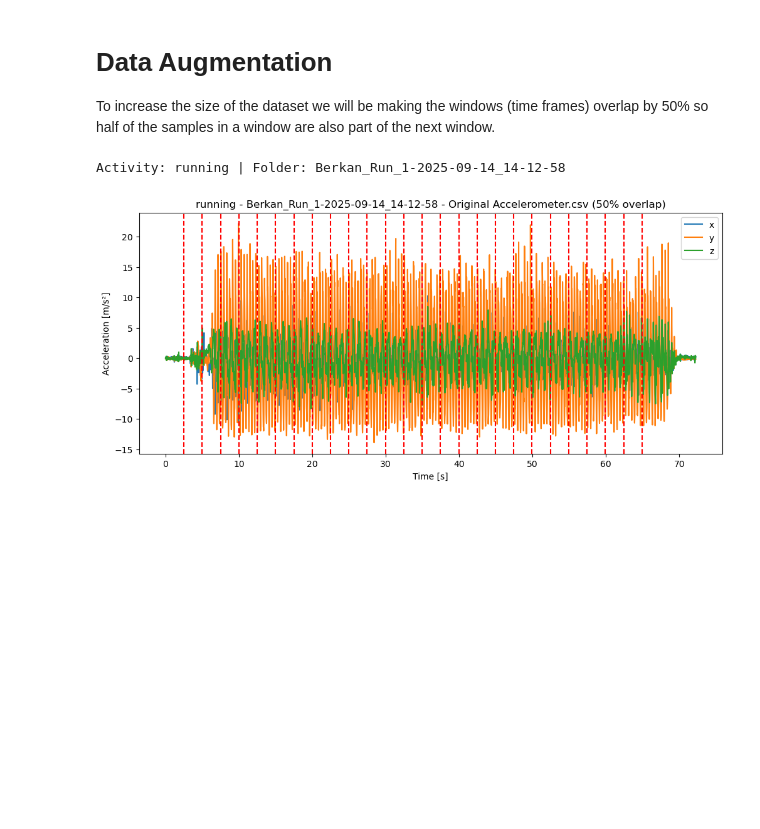
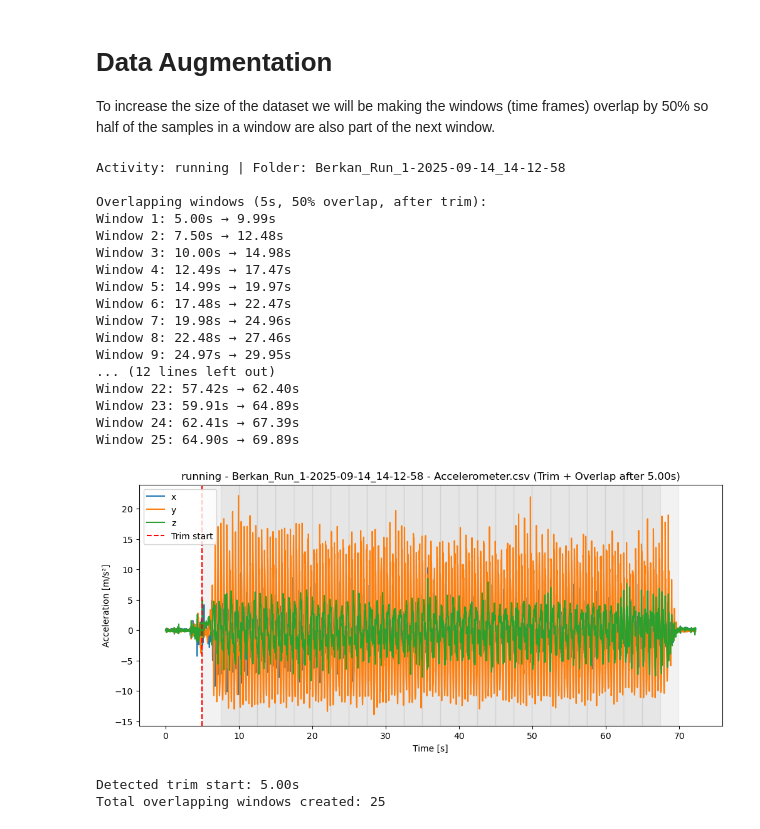
Before and after one commit to ozde12/Data-Analytics-and-Learning-Methods, a Jupyter notebook: notebooks/exploration.ipynb, the cells around one changed output. Cells and saved outputs as stored; diff of their text form; code cells hidden in the pictures; blank space fills up the shorter version.

Commit message:
Data trim method complete for running but needs to be checked with the rest of the data in this class

```diff
--- a/notebooks/exploration.ipynb
+++ b/notebooks/exploration.ipynb
@@ -203,10 +301,6 @@ To increase the size of the dataset we will be making the windows (time frames)
 import matplotlib.pyplot as plt
 import random
 import numpy as np
-
-def get_y_axis_limits(df):
-    return df["y"].min(), df["y"].max()
-
 
 # Access the Accelerometer.csv data of the running activity
 for activity, folders in all_data.items():
@@ -229,40 +323,90 @@ for activity, folders in all_data.items():
 
         cutoff_times = []
         prev_y_min, prev_y_max = None, None
+        consecutive_hits = 0
+        required_hits = 2  # need 2 consecutive windows to confirm change
 
-        # Slide through the signal with 50% overlap
+        # Detect trim points
         for start in range(0, len(y_values) - step + 1, stride):
             end = start + step
             window_y = y_values[start:end]
 
             if len(window_y) == 0:
                 continue
 
             curr_y_min, curr_y_max = window_y.min(), window_y.max()
 
+            # We require the condition to hold for 2 consecutive windows (required_hits = 2)
+            # This filters out small random spikes at the start.
             if prev_y_min is not None and prev_y_max is not None:
-                # Check sudden jump relative to previous window
                 if (curr_y_max > 2 * prev_y_max) or (curr_y_min < 0.5 * prev_y_min):
-                    cutoff_times.append(time[start])  # mark cutoff at window start
+                    consecutive_hits += 1
+                    if consecutive_hits >= required_hits:
+                        cutoff_times.append(time[start])
+                        break   # stop at the first trim start
+                else:
+                    consecutive_hits = 0
 
             prev_y_min, prev_y_max = curr_y_min, curr_y_max
 
+        # First trim time
+        if cutoff_times:
+            trim_start = cutoff_times[0]
+        else:
+            trim_start = time[0]
+
+        # Slice into overlapping windows starting from trim_start
+        overlapping_windows = []
+        print("\nOverlapping windows (5s, 50% overlap, after trim):")
+        start_idx = np.searchsorted(time, trim_start)  # index of trim_start
+        for i, start in enumerate(range(start_idx, len(y_values) - step + 1, stride)):
+            end = start + step
+            window_df = df.iloc[start:end]
+            overlapping_windows.append(window_df)
+
+            start_time, end_time = time[start], time[end-1]
+            print(f"Window {i+1}: {start_time:.2f}s → {end_time:.2f}s")
 
         plt.figure(figsize=(12,5))
         plt.plot(time, df["x"], label="x")
         plt.plot(time, df["y"], label="y")
         plt.plot(time, df["z"], label="z")
 
-        # Mark cutoff points
-        for ct in cutoff_times:
-            plt.axvline(ct, color="red", linestyle="--")
+        # Mark cutoff line
+        plt.axvline(trim_start, color="red", linestyle="--", label="Trim start")
 
-        plt.title(f"{activity} - {chosen_folder} - Original Accelerometer.csv (50% overlap)")
+        # Shade overlapping windows
+        for i, window_df in enumerate(overlapping_windows):
+            win_start, win_end = window_df["seconds_elapsed"].iloc[0], window_df["seconds_elapsed"].iloc[-1]
+            plt.axvspan(win_start, win_end, color="gray", alpha=0.1)
+
+        plt.title(f"{activity} - {chosen_folder} - Accelerometer.csv (Trim + Overlap after {trim_start:.2f}s)")
         plt.xlabel("Time [s]")
         plt.ylabel("Acceleration [m/s²]")
         plt.legend()
         plt.show()
+
+        print(f"\nDetected trim start: {trim_start:.2f}s")
+        print(f"Total overlapping windows created: {len(overlapping_windows)}")
         break
 # %% [output]
 Activity: running | Folder: Berkan_Run_1-2025-09-14_14-12-58
+
+Overlapping windows (5s, 50% overlap, after trim):
+Window 1: 5.00s → 9.99s
+Window 2: 7.50s → 12.48s
+Window 3: 10.00s → 14.98s
+Window 4: 12.49s → 17.47s
+Window 5: 14.99s → 19.97s
+Window 6: 17.48s → 22.47s
+Window 7: 19.98s → 24.96s
+Window 8: 22.48s → 27.46s
+Window 9: 24.97s → 29.95s
+... (12 lines left out)
+Window 22: 57.42s → 62.40s
+Window 23: 59.91s → 64.89s
+Window 24: 62.41s → 67.39s
+Window 25: 64.90s → 69.89s
-[figure, old version]
+[figure, new version]
+Detected trim start: 5.00s
+Total overlapping windows created: 25
```
Also changed, not shown: parts of 5 cells of this notebook.
